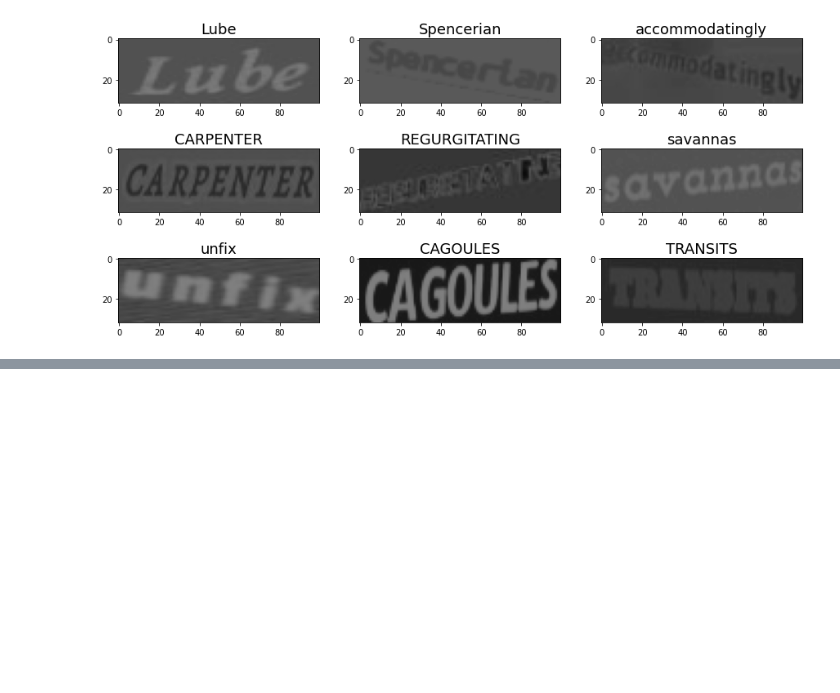
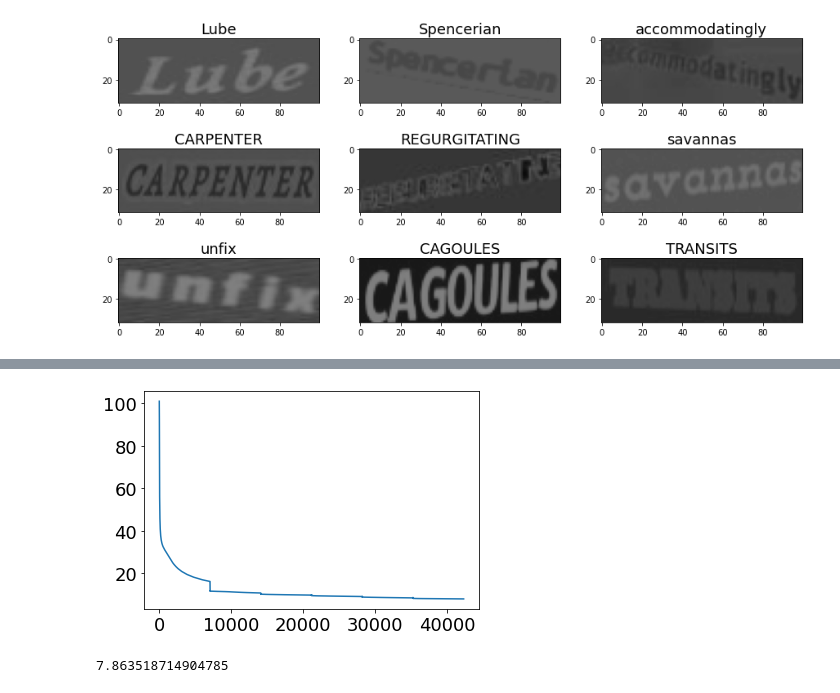
Before and after one commit to OlegPonomaryov/vit-str, a Jupyter notebook: notebooks/train_mjsynth.ipynb, the cells around one changed output, grey strips where cells are left out. Cells and saved outputs as stored; diff of their text form; code cells hidden in the pictures; blank space fills up the shorter version.

```diff
--- a/notebooks/train_mjsynth.ipynb
+++ b/notebooks/train_mjsynth.ipynb
@@ -28,0 +119,9 @@ plot_images(images, texts, rows=3, columns=3)
+# %%
+class LossHistory(tf.keras.callbacks.Callback):
+    def on_train_begin(self, logs={}):
+        self.losses = []
+
+    def on_batch_end(self, batch, logs={}):
+        self.losses.append(logs.get("loss"))
+
+loss_history = LossHistory()
@@ -28,0 +153,8 @@ plot_images(images, texts, rows=3, columns=3)
+# %%
+_ = plt.plot(loss_history.losses)
+# %% [output]
+[figure, added]
+# %%
+min(loss_history.losses)
+# %% [output]
+7.863518714904785
```
Also changed, not shown: parts of 12 cells of this notebook, 24 other files.
